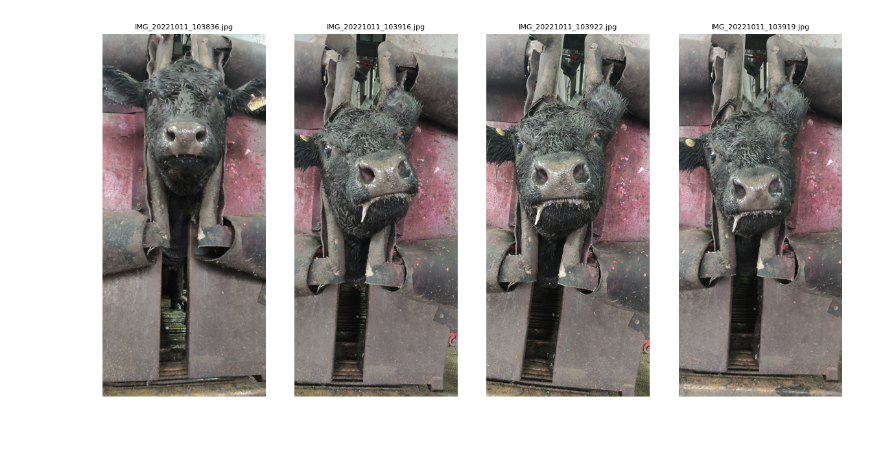
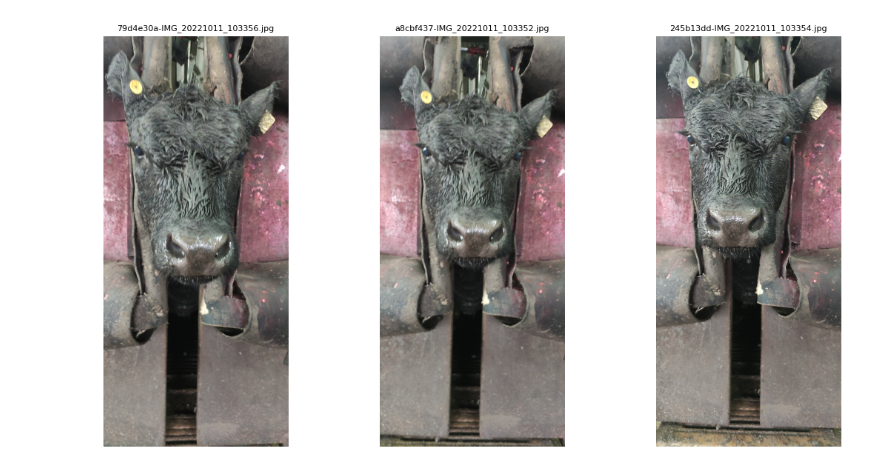
Before and after one commit to awegis/cow_faces, a Jupyter notebook: cow-faces.ipynb, the cells around one changed output. Cells and saved outputs as stored; diff of their text form; code cells hidden in the pictures; blank space fills up the shorter version.

Commit message:
Kaggle Notebook | cow_faces | Version 3

```diff
--- a/cow-faces.ipynb
+++ b/cow-faces.ipynb
@@ -69,7 +100,7 @@ def display_kaggle_images(directory, num_images=10, random_seed=42):
     plt.tight_layout()
     plt.show()
 # %%
-directory_path = "/kaggle/input/cow-face/cattle_face-main/2"
+directory_path = "/kaggle/input/cow-face/train/images/1"
 display_kaggle_images(directory_path, num_images=10)
 # %% [output]
-[figure, old version]
+[figure, new version]
```
Also changed, not shown: parts of 9 cells of this notebook.
